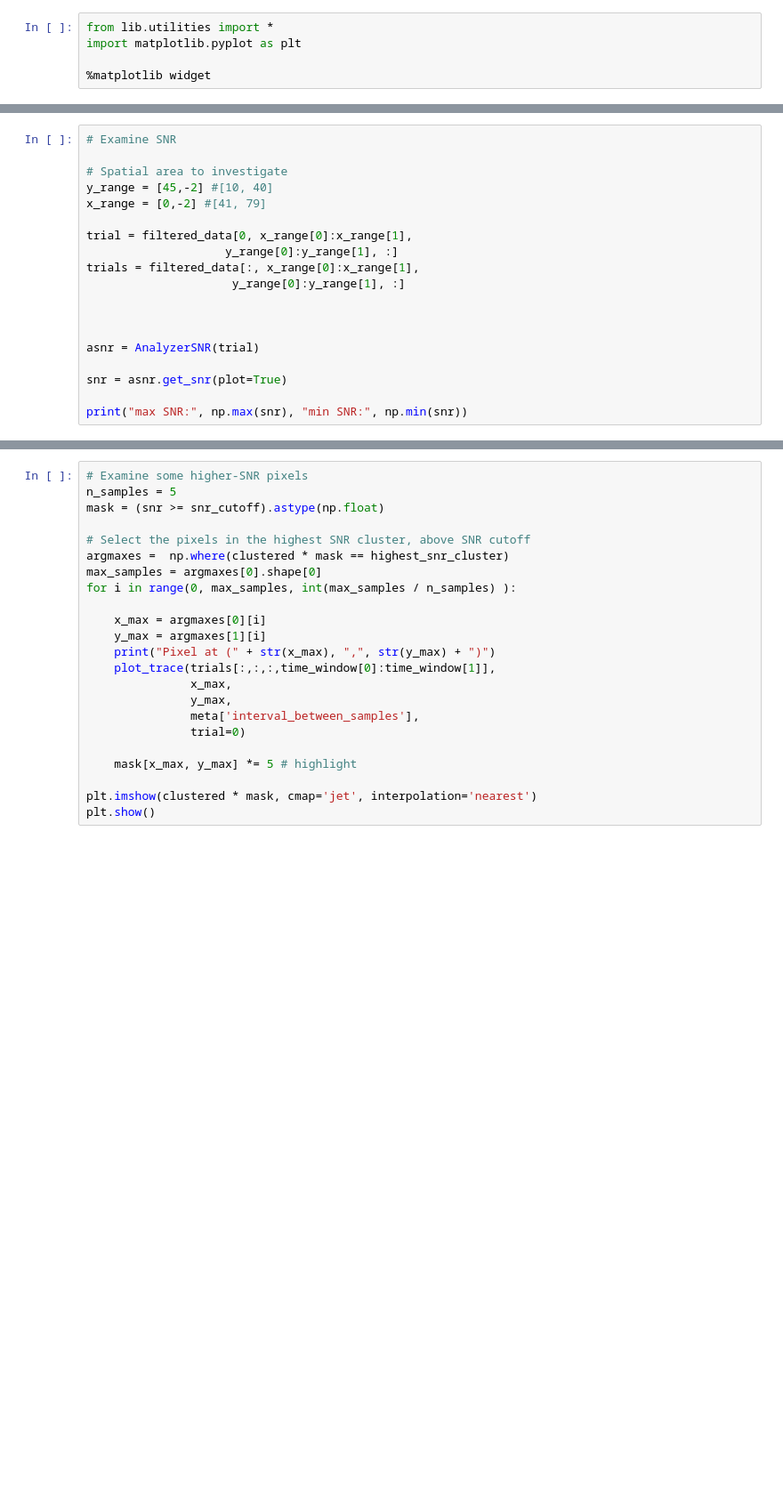
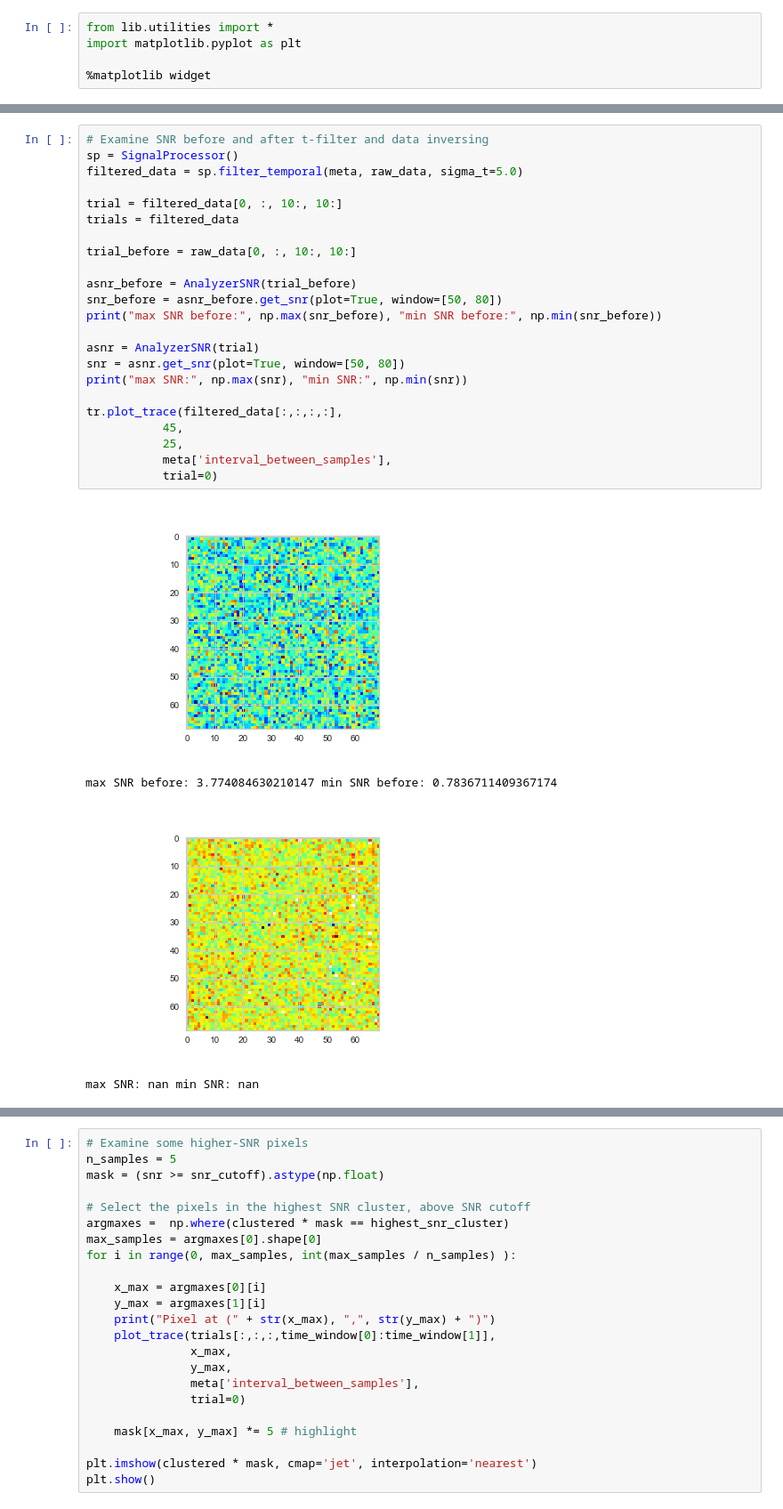
Before and after one commit to john-judge/ZDA_Explorer, a Jupyter notebook: sample_analysis_snr_cluster.ipynb, the cells around one changed output, grey strips where cells are left out. Shown at 89% size. Cells and saved outputs as stored; diff of their text form; blank space fills up the shorter version.

```diff
--- a/sample_analysis_snr_cluster.ipynb
+++ b/sample_analysis_snr_cluster.ipynb
@@ -128,19 +88,28 @@ NameError: name 'gaussian_filter' is not defined
 # %%
-# Examine SNR
+# Examine SNR before and after t-filter and data inversing
+sp = SignalProcessor()
+filtered_data = sp.filter_temporal(meta, raw_data, sigma_t=5.0)
 
-# Spatial area to investigate
-y_range = [45,-2] #[10, 40]
-x_range = [0,-2] #[41, 79]
+trial = filtered_data[0, :, 10:, 10:]
+trials = filtered_data
 
-trial = filtered_data[0, x_range[0]:x_range[1],
-                    y_range[0]:y_range[1], :]
-trials = filtered_data[:, x_range[0]:x_range[1],
-                     y_range[0]:y_range[1], :]
+trial_before = raw_data[0, :, 10:, 10:]
 
-
+asnr_before = AnalyzerSNR(trial_before)
+snr_before = asnr_before.get_snr(plot=True, window=[50, 80])
+print("max SNR before:", np.max(snr_before), "min SNR before:", np.min(snr_before))
 
 asnr = AnalyzerSNR(trial)
+snr = asnr.get_snr(plot=True, window=[50, 80])
+print("max SNR:", np.max(snr), "min SNR:", np.min(snr))
 
-snr = asnr.get_snr(plot=True)
-
-print("max SNR:", np.max(snr), "min SNR:", np.min(snr))
+tr.plot_trace(filtered_data[:,:,:,:],
+           45,
+           25,
+           meta['interval_between_samples'],
+           trial=0)
+# %% [output]
+[figure, added]
+max SNR before: 3.774084630210147 min SNR before: 0.7836711409367174
+[figure, added]
+max SNR: nan min SNR: nan
```
Also changed, not shown: parts of 12 cells of this notebook, 4 other files.
